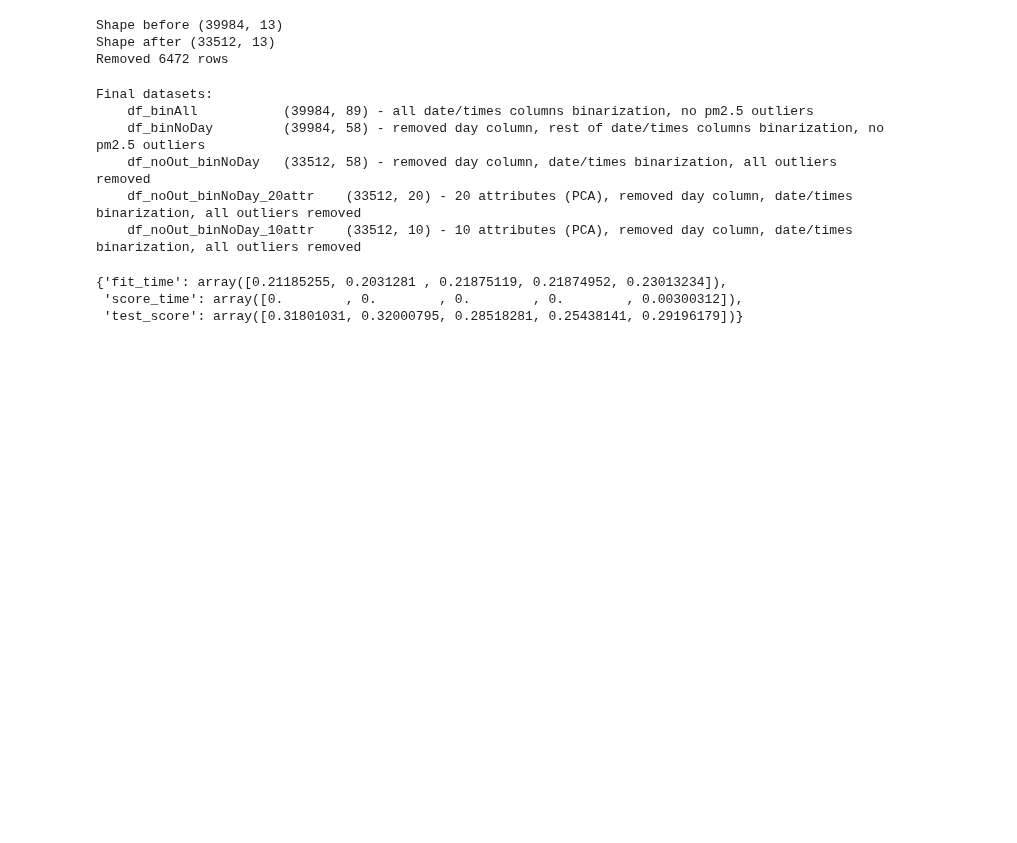
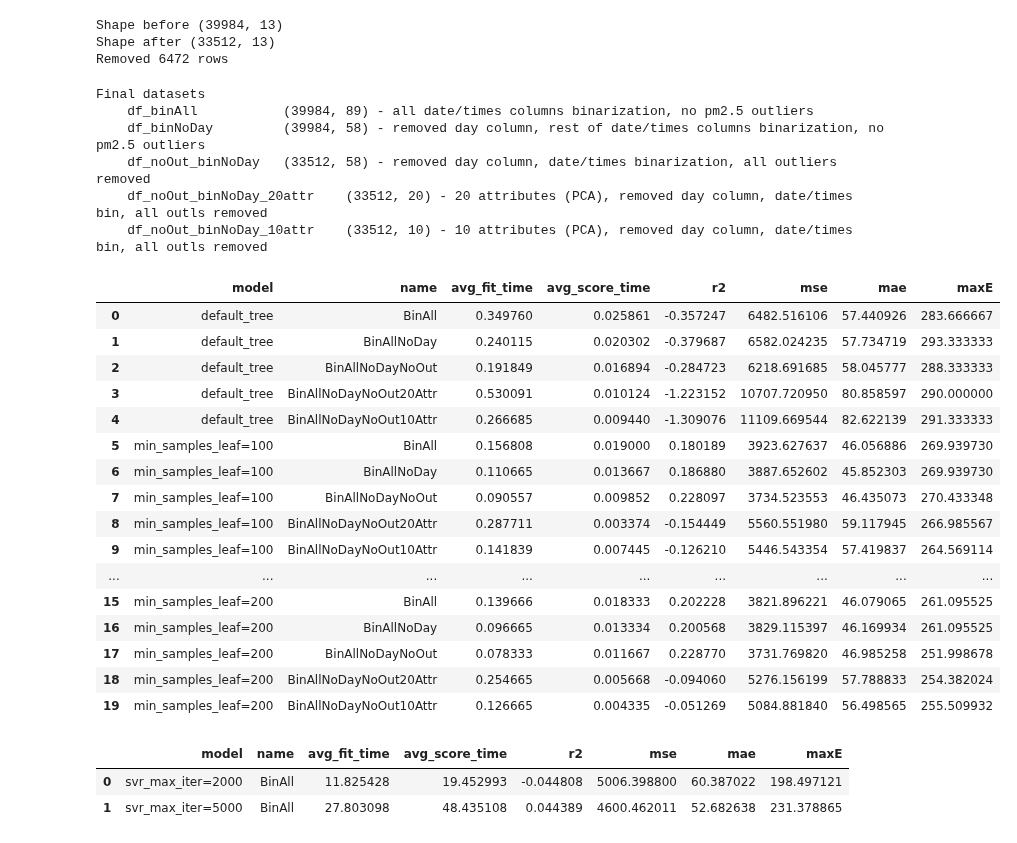
Before and after one commit to theazgra/dataAnalysisCourse, a Jupyter notebook: MAD_III/project/analysis.ipynb, the cells around one changed output. Cells and saved outputs as stored; diff of their text form; code cells hidden in the pictures; blank space fills up the shorter version.

Commit message:
Project data.

```diff
--- a/MAD_III/project/analysis.ipynb
+++ b/MAD_III/project/analysis.ipynb
@@ -349,22 +346,16 @@ df_noOut_binNoDay_10attr = pd.DataFrame(PCA(n_components=10).fit_transform(df_no
 assert (df_noOut_binNoDay_10attr.shape[0] == len(df_noOut_binNoDay_gt))
 assert (df_noOut_binNoDay_10attr.shape[1] == 10)
 # %%
-print(f"Final datasets:\n    df_binAll\t\t{df_binAll.shape} - all date/times columns binarization, no pm2.5 outliers")
+print("Final datasets")
+print(f"    df_binAll\t\t{df_binAll.shape} - all date/times columns binarization, no pm2.5 outliers")
 print(f"    df_binNoDay\t\t{df_binNoDay.shape} - removed day column, rest of date/times columns binarization, no pm2.5 outliers")
 print(f"    df_noOut_binNoDay\t{df_noOut_binNoDay.shape} - removed day column, date/times binarization, all outliers removed")
-print(f"    df_noOut_binNoDay_20attr\t{df_noOut_binNoDay_20attr.shape} - 20 attributes (PCA), removed day column, date/times binarization, all outliers removed")
-print(f"    df_noOut_binNoDay_10attr\t{df_noOut_binNoDay_10attr.shape} - 10 attributes (PCA), removed day column, date/times binarization, all outliers removed")
+print(f"    df_noOut_binNoDay_20attr\t{df_noOut_binNoDay_20attr.shape} - 20 attributes (PCA), removed day column, date/times bin, all outls removed")
+print(f"    df_noOut_binNoDay_10attr\t{df_noOut_binNoDay_10attr.shape} - 10 attributes (PCA), removed day column, date/times bin, all outls removed")
 # %% [output]
-Final datasets:
+Final datasets
     df_binAll           (39984, 89) - all date/times columns binarization, no pm2.5 outliers
     df_binNoDay         (39984, 58) - removed day column, rest of date/times columns binarization, no pm2.5 outliers
     df_noOut_binNoDay   (33512, 58) - removed day column, date/times binarization, all outliers removed
-    df_noOut_binNoDay_20attr    (33512, 20) - 20 attributes (PCA), removed day column, date/times binarization, all outliers removed
-    df_noOut_binNoDay_10attr    (33512, 10) - 10 attributes (PCA), removed day column, date/times binarization, all outliers removed
+    df_noOut_binNoDay_20attr    (33512, 20) - 20 attributes (PCA), removed day column, date/times bin, all outls removed
+    df_noOut_binNoDay_10attr    (33512, 10) - 10 attributes (PCA), removed day column, date/times bin, all outls removed
-# %%
-decisionTree = DecisionTreeRegressor(min_samples_leaf=50)
-cross_validate(decisionTree, df_binAll, df_binAll_gt,cv=5)
-# %% [output]
-{'fit_time': array([0.21185255, 0.2031281 , 0.21875119, 0.21874952, 0.23013234]),
- 'score_time': array([0.        , 0.        , 0.        , 0.        , 0.00300312]),
- 'test_score': array([0.31801031, 0.32000795, 0.28518281, 0.25438141, 0.29196179])}
@@ -370,0 +398,34 @@ cross_validate(decisionTree, df_binAll, df_binAll_gt,cv=5)
+# %%
+treeResults = []
+# Default
+tree = DecisionTreeRegressor()
+append_results(treeResults, "default_tree", tree, dfs, scorers)
+tree = DecisionTreeRegressor(min_samples_leaf=100)
+append_results(treeResults, "min_samples_leaf=100", tree, dfs, scorers)
+tree = DecisionTreeRegressor(min_samples_leaf=0.05)
+append_results(treeResults, "min_samples_leaf=0.05", tree, dfs, scorers)
+tree = DecisionTreeRegressor(min_samples_leaf=200)
+append_results(treeResults, "min_samples_leaf=200", tree, dfs, scorers)
+# %%
+treeResults = pd.DataFrame(treeResults)[["model", "name","avg_fit_time","avg_score_time","r2","mse", "mae", "maxE"]]
+treeResults.to_csv("regression_tree_results.csv")
+treeResults
+#df[['mean', '0', '1', '2', '3']]
+# %% [output]
+|  | model | name | avg_fit_time | avg_score_time | r2 | mse | mae | maxE |
+| 0 | default_tree | BinAll | 0.349760 | 0.025861 | -0.357247 | 6482.516106 | 57.440926 | 283.666667 |
+| 1 | default_tree | BinAllNoDay | 0.240115 | 0.020302 | -0.379687 | 6582.024235 | 57.734719 | 293.333333 |
+| 2 | default_tree | BinAllNoDayNoOut | 0.191849 | 0.016894 | -0.284723 | 6218.691685 | 58.045777 | 288.333333 |
+| 3 | default_tree | BinAllNoDayNoOut20Attr | 0.530091 | 0.010124 | -1.223152 | 10707.720950 | 80.858597 | 290.000000 |
+| 4 | default_tree | BinAllNoDayNoOut10Attr | 0.266685 | 0.009440 | -1.309076 | 11109.669544 | 82.622139 | 291.333333 |
+| 5 | min_samples_leaf=100 | BinAll | 0.156808 | 0.019000 | 0.180189 | 3923.627637 | 46.056886 | 269.939730 |
+| 6 | min_samples_leaf=100 | BinAllNoDay | 0.110665 | 0.013667 | 0.186880 | 3887.652602 | 45.852303 | 269.939730 |
+| 7 | min_samples_leaf=100 | BinAllNoDayNoOut | 0.090557 | 0.009852 | 0.228097 | 3734.523553 | 46.435073 | 270.433348 |
+| 8 | min_samples_leaf=100 | BinAllNoDayNoOut20Attr | 0.287711 | 0.003374 | -0.154449 | 5560.551980 | 59.117945 | 266.985567 |
+| 9 | min_samples_leaf=100 | BinAllNoDayNoOut10Attr | 0.141839 | 0.007445 | -0.126210 | 5446.543354 | 57.419837 | 264.569114 |
+| ... | ... | ... | ... | ... | ... | ... | ... | ... |
+| 15 | min_samples_leaf=200 | BinAll | 0.139666 | 0.018333 | 0.202228 | 3821.896221 | 46.079065 | 261.095525 |
+| 16 | min_samples_leaf=200 | BinAllNoDay | 0.096665 | 0.013334 | 0.200568 | 3829.115397 | 46.169934 | 261.095525 |
+| 17 | min_samples_leaf=200 | BinAllNoDayNoOut | 0.078333 | 0.011667 | 0.228770 | 3731.769820 | 46.985258 | 251.998678 |
+| 18 | min_samples_leaf=200 | BinAllNoDayNoOut20Attr | 0.254665 | 0.005668 | -0.094060 | 5276.156199 | 57.788833 | 254.382024 |
+| 19 | min_samples_leaf=200 | BinAllNoDayNoOut10Attr | 0.126665 | 0.004335 | -0.051269 | 5084.881840 | 56.498565 | 255.509932 |
@@ -370,0 +441,8 @@ cross_validate(decisionTree, df_binAll, df_binAll_gt,cv=5)
+# %%
+svrResults = pd.DataFrame(svrResults)[["model", "name","avg_fit_time","avg_score_time","r2","mse", "mae", "maxE"]]
+svrResults.to_csv("svr_results.csv")
+svrResults
+# %% [output]
+|  | model | name | avg_fit_time | avg_score_time | r2 | mse | mae | maxE |
+| 0 | svr_max_iter=2000 | BinAll | 11.825428 | 19.452993 | -0.044808 | 5006.398800 | 60.387022 | 198.497121 |
+| 1 | svr_max_iter=5000 | BinAll | 27.803098 | 48.435108 | 0.044389 | 4600.462011 | 52.682638 | 231.378865 |
```
Also changed, not shown: parts of 8 cells of this notebook, 11 other files.
